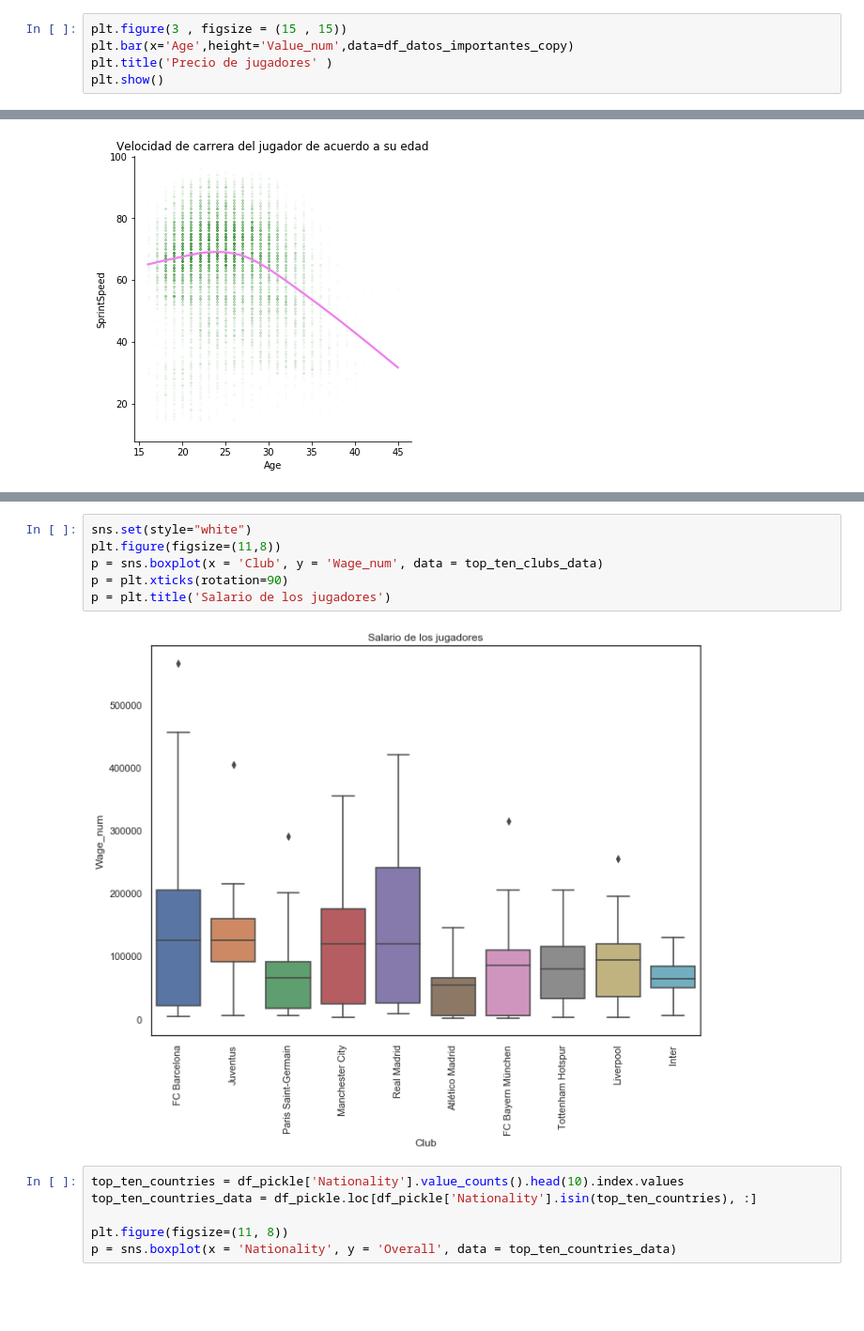
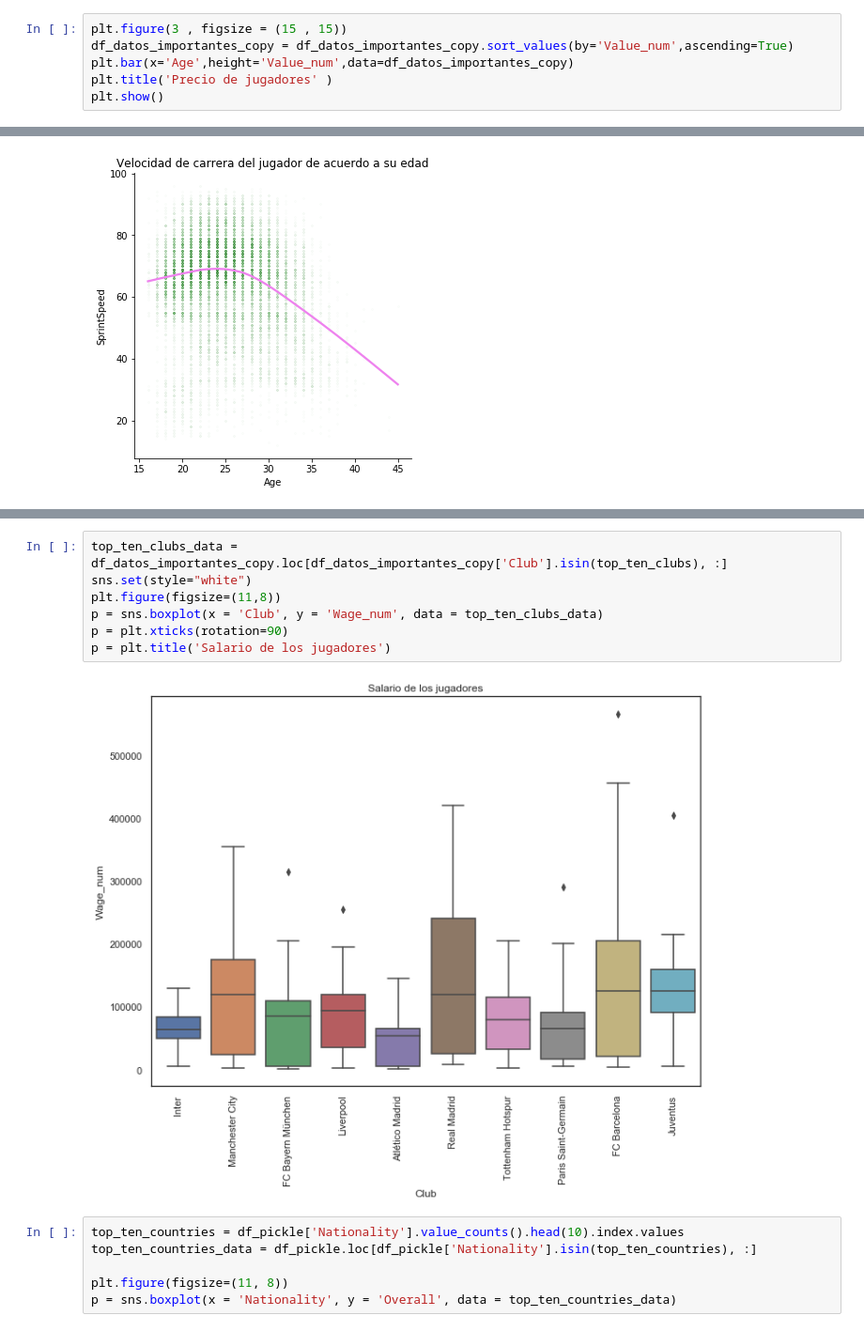
Before and after one commit to 2019-a-gr1-python/py-munoz-galvan-gorky-andres, a Jupyter notebook: ProyectoPrimerBimestre/ProyectoPrimerBimestre.ipynb, the cells around one changed output, grey strips where cells are left out. Shown at 94% size. Saved outputs shown, nothing was run; the diff lists cells and outputs as text; blank space fills up the shorter version.

```diff
--- a/ProyectoPrimerBimestre/ProyectoPrimerBimestre.ipynb
+++ b/ProyectoPrimerBimestre/ProyectoPrimerBimestre.ipynb
@@ -202,5 +182,6 @@ df_datos_importantes_copy['Wage_num'] = df_datos_importantes_copy['Wage'].apply(
 # %%
 plt.figure(3 , figsize = (15 , 15))
+df_datos_importantes_copy = df_datos_importantes_copy.sort_values(by='Value_num',ascending=True)
 plt.bar(x='Age',height='Value_num',data=df_datos_importantes_copy)
 plt.title('Precio de jugadores' )
 plt.show()
@@ -281,11 +263,12 @@ top_ten_clubs_data.groupby(['Nationality'])['Club'].count().plot(kind='bar')
 # %%
+top_ten_clubs_data = df_datos_importantes_copy.loc[df_datos_importantes_copy['Club'].isin(top_ten_clubs), :]
 sns.set(style="white")
 plt.figure(figsize=(11,8))
 p = sns.boxplot(x = 'Club', y = 'Wage_num', data = top_ten_clubs_data)
 p = plt.xticks(rotation=90)
 p = plt.title('Salario de los jugadores')
 # %% [output]
-[figure, old version]
+[figure, new version]
 # %%
 top_ten_countries = df_pickle['Nationality'].value_counts().head(10).index.values
 top_ten_countries_data = df_pickle.loc[df_pickle['Nationality'].isin(top_ten_countries), :]
```
Also changed, not shown: parts of 15 cells of this notebook, 1 other file.
